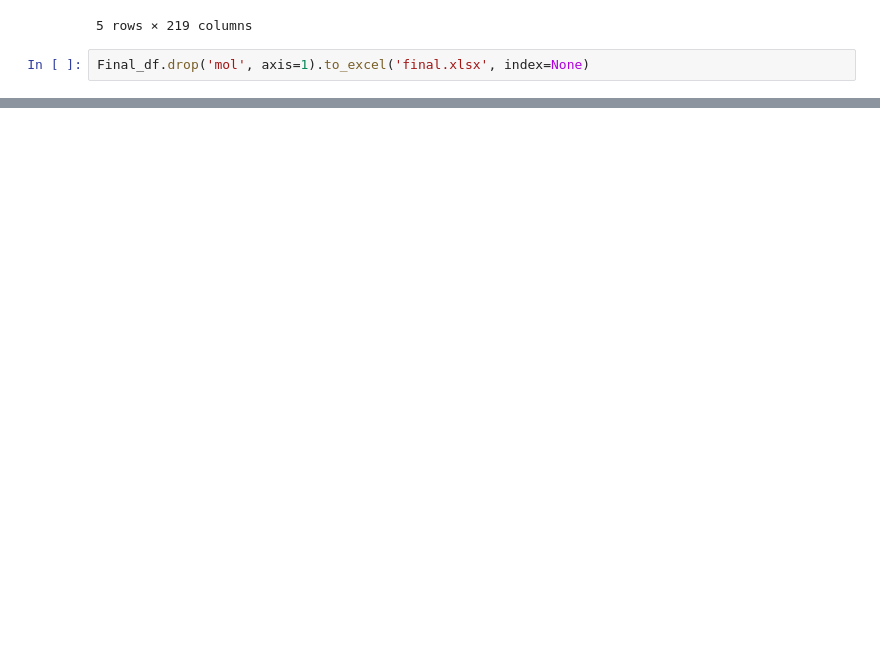
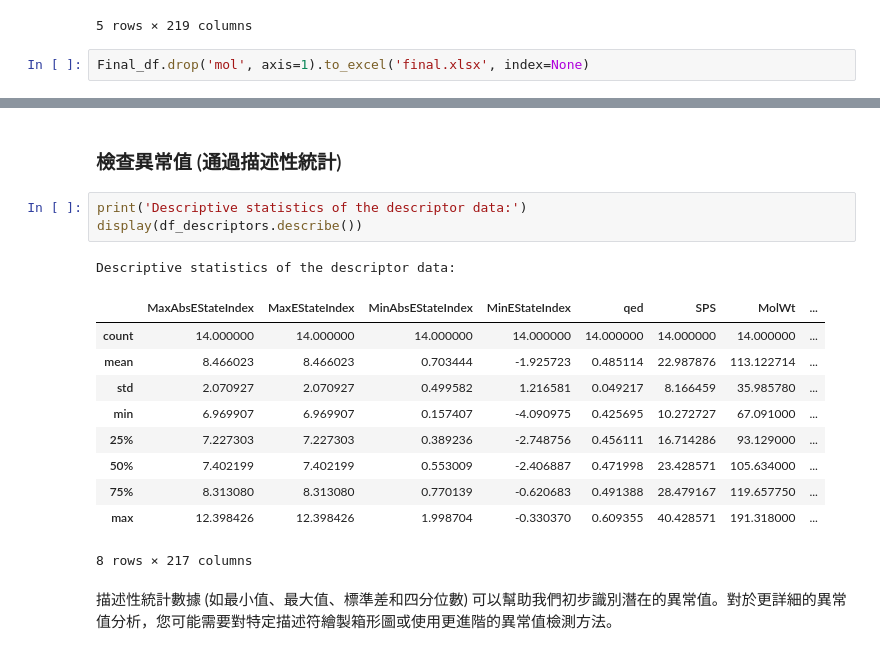
Before and after one commit to SpiderFang/MolecularDescriptors-rdkit, a Jupyter notebook: molecular_descritors_rdkit.ipynb, the cells around one changed output, grey strips where cells are left out. Saved outputs shown, nothing was run; the diff lists cells and outputs as text; blank space fills up the shorter version.

```diff
--- a/molecular_descritors_rdkit.ipynb
+++ b/molecular_descritors_rdkit.ipynb
@@ -211,0 +290,19 @@ Final_df.drop('mol', axis=1).to_excel('final.xlsx', index=None)
+# %% [markdown]
+### 檢查異常值 (通過描述性統計)
+# %%
+print('Descriptive statistics of the descriptor data:')
+display(df_descriptors.describe())
+# %% [output]
+Descriptive statistics of the descriptor data:
+|  | MaxAbsEStateIndex | MaxEStateIndex | MinAbsEStateIndex | MinEStateIndex | qed | SPS | MolWt | ... |
+| count | 14.000000 | 14.000000 | 14.000000 | 14.000000 | 14.000000 | 14.000000 | 14.000000 | ... |
+| mean | 8.466023 | 8.466023 | 0.703444 | -1.925723 | 0.485114 | 22.987876 | 113.122714 | ... |
+| std | 2.070927 | 2.070927 | 0.499582 | 1.216581 | 0.049217 | 8.166459 | 35.985780 | ... |
+| min | 6.969907 | 6.969907 | 0.157407 | -4.090975 | 0.425695 | 10.272727 | 67.091000 | ... |
+| 25% | 7.227303 | 7.227303 | 0.389236 | -2.748756 | 0.456111 | 16.714286 | 93.129000 | ... |
+| 50% | 7.402199 | 7.402199 | 0.553009 | -2.406887 | 0.471998 | 23.428571 | 105.634000 | ... |
+| 75% | 8.313080 | 8.313080 | 0.770139 | -0.620683 | 0.491388 | 28.479167 | 119.657750 | ... |
+| max | 12.398426 | 12.398426 | 1.998704 | -0.330370 | 0.609355 | 40.428571 | 191.318000 | ... |
+8 rows × 217 columns
+# %% [markdown]
+描述性統計數據 (如最小值、最大值、標準差和四分位數) 可以幫助我們初步識別潛在的異常值。對於更詳細的異常值分析，您可能需要對特定描述符繪製箱形圖或使用更進階的異常值檢測方法。
```
Also changed, not shown: parts of 4 cells of this notebook.
